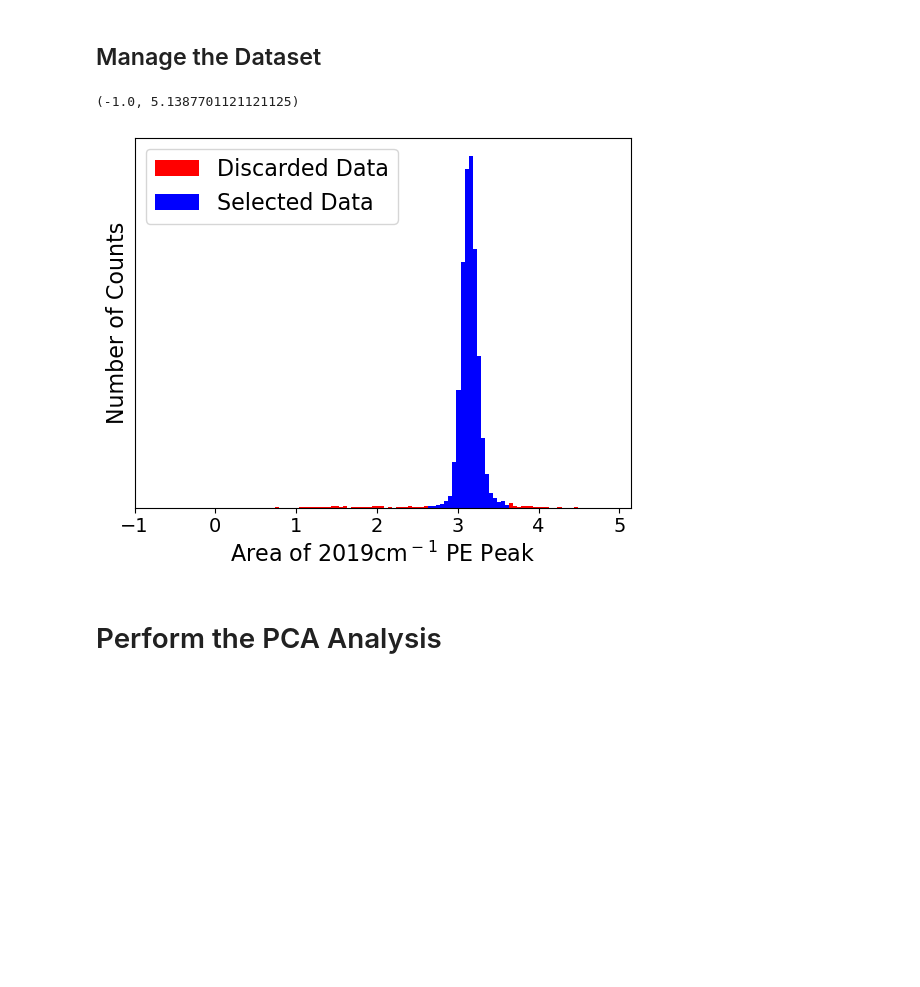
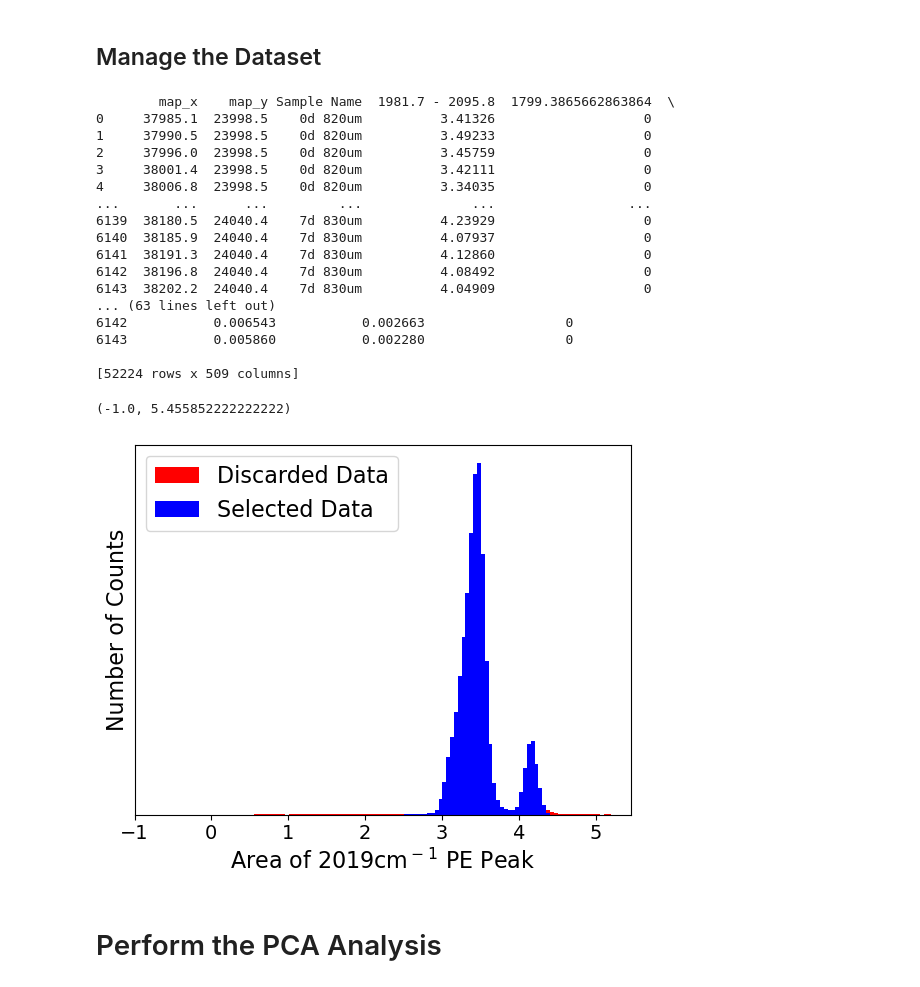
Before and after one commit to Zachery-Evans/DBSCAN_Feature_Extraction, a Jupyter notebook: DBScan Feaute Extraction.ipynb, the cells around one changed output. Saved outputs shown, nothing was run; the diff lists cells and outputs as text; code cells hidden in the pictures; blank space fills up the shorter version.

```diff
--- a/DBScan Feaute Extraction.ipynb
+++ b/DBScan Feaute Extraction.ipynb
@@ -73,30 +74,58 @@ def distribution_Selection(df, distributionIdx, numberOfSigmas):
 # %%
 path ='../data/'
 filename = path + 'SMP65#010 100d 820um'
 filename += '.csv'
 
 df = pd.read_csv(filename)
 # Obtain the last Index before starting wavenumbers, this may change depending on data
 last_nonwavenum_idx = df.columns.get_loc('1981.7 - 2095.8') + 1
 # Create an array of strings containing the wavenumbers
 wavenumbers = df.columns[last_nonwavenum_idx:].astype(str)
 
-selected_indexes, discarded_indexes, mask_selected, modePosition, areaPE = distribution_Selection(df, '1981.7 - 2095.8', 3)
+allFiles = os.listdir(path)
+
+trainingFiles = [file for file in allFiles if 'SMP65#010' in file and file.endswith('.csv')]
+
+trainingDataframe = [pd.read_csv(path+file) for file in trainingFiles]
+
+trainingDataframe = pd.concat(trainingDataframe)
+
+print(trainingDataframe)
+
+
+selected_indexes, discarded_indexes, mask_selected, modePosition, areaPE = distribution_Selection(trainingDataframe, '1981.7 - 2095.8', 3)
 
 bin_width = 0.05
 bins = np.arange(min(areaPE), max(areaPE) + bin_width, bin_width)
 
 plt.hist(areaPE,bins=bins, color='r')
 plt.hist(areaPE[mask_selected], bins=bins, color='b')
 plt.yticks([])
 plt.xticks(fontsize=14)
 plt.ylabel('Number of Counts', fontsize=16)
 plt.xlabel(f'Area of 2019cm$^-$$^1$ PE Peak', fontsize=16)
 plt.legend(['Discarded Data', 'Selected Data'], fontsize=16, loc='upper left')
 plt.xlim([-1, modePosition + 2])
 # %% [output]
-(-1.0, 5.1387701121121125)
+        map_x    map_y Sample Name  1981.7 - 2095.8  1799.3865662863864  \
+0     37985.1  23998.5    0d 820um          3.41326                   0
+1     37990.5  23998.5    0d 820um          3.49233                   0
+2     37996.0  23998.5    0d 820um          3.45759                   0
+3     38001.4  23998.5    0d 820um          3.42111                   0
+4     38006.8  23998.5    0d 820um          3.34035                   0
+...       ...      ...         ...              ...                 ...
+6139  38180.5  24040.4    7d 830um          4.23929                   0
+6140  38185.9  24040.4    7d 830um          4.07937                   0
+6141  38191.3  24040.4    7d 830um          4.12860                   0
+6142  38196.8  24040.4    7d 830um          4.08492                   0
+6143  38202.2  24040.4    7d 830um          4.04909                   0
+... (63 lines left out)
+6142           0.006543           0.002663                  0
+6143           0.005860           0.002280                  0
+
+[52224 rows x 509 columns]
+(-1.0, 5.455852222222222)
-[figure, old version]
+[figure, new version]
 # %% [markdown]
 # Perform the PCA Analysis
 # %%
```
Also changed, not shown: parts of 3 cells of this notebook, 2 other files.
